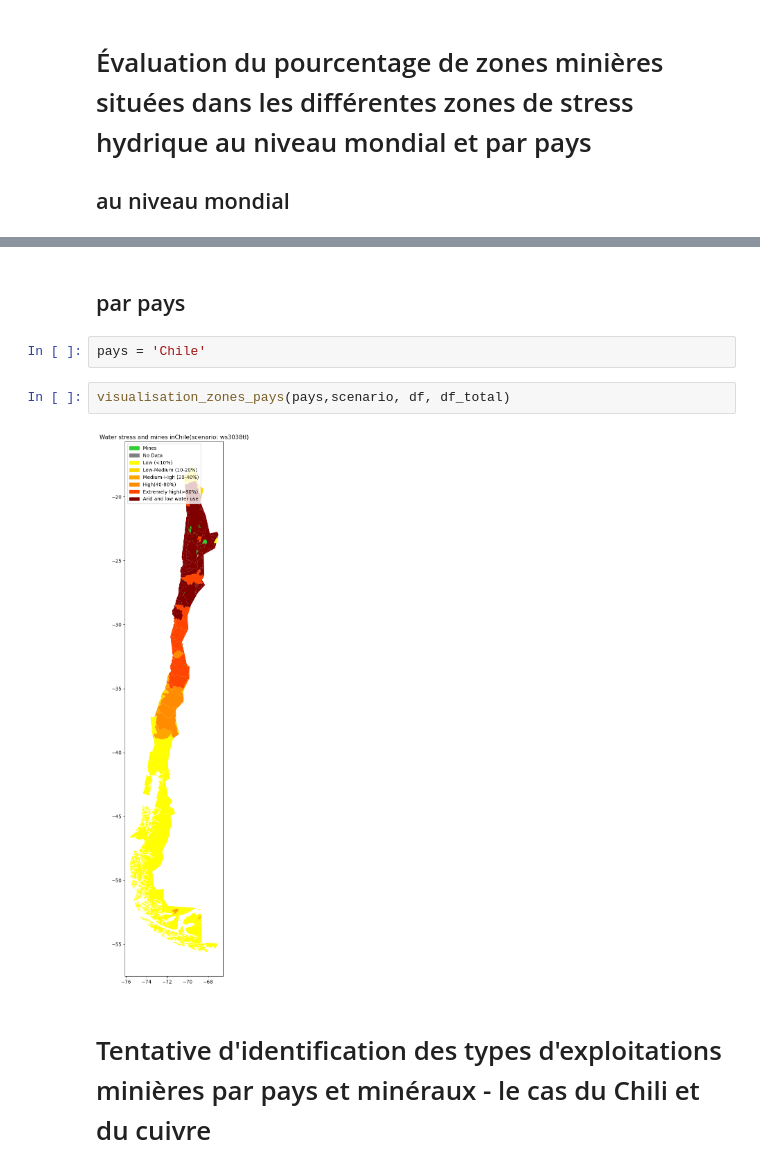
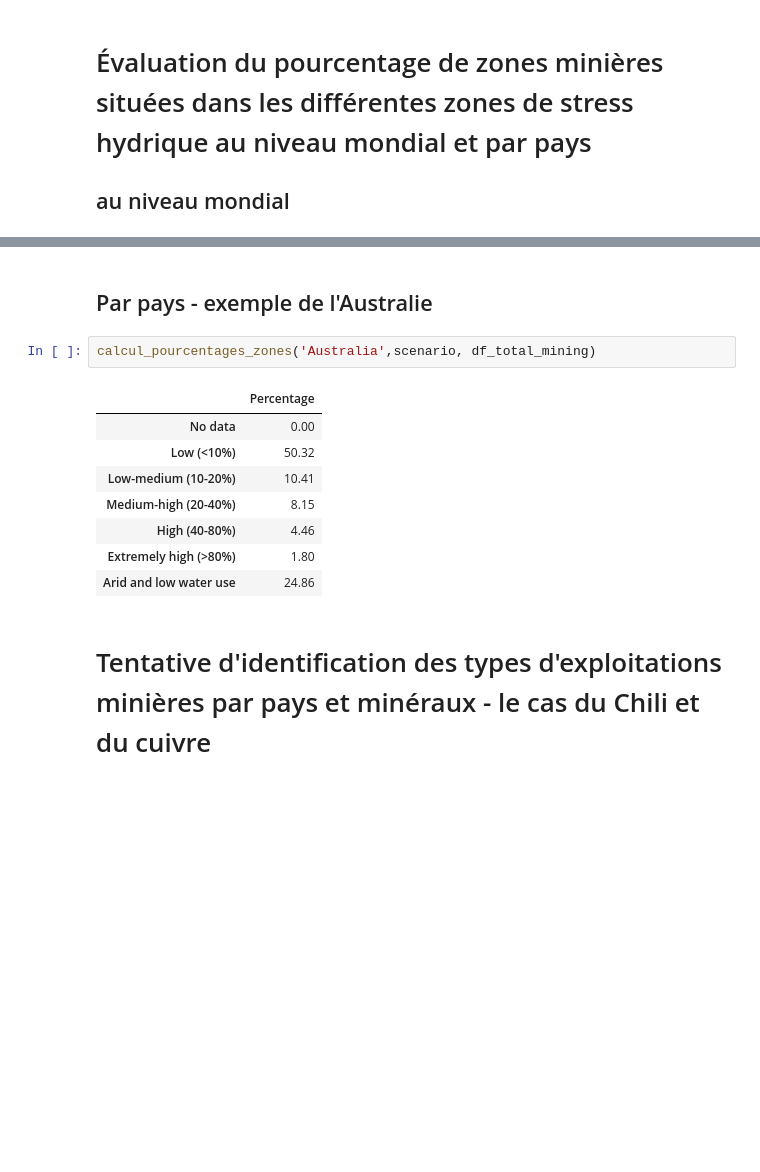
Before and after one commit to Suzie14/Mines, a Jupyter notebook: Main.ipynb, the cells around one changed output, grey strips where cells are left out. Drawn from its saved outputs; the diff is of its cells as text; blank space fills up the shorter version.

```diff
--- a/Main.ipynb
+++ b/Main.ipynb
@@ -78,13 +84,18 @@ calcul_pourcentages_zones('World', 'ws3038tl', df_total_mining)
 | Extremely high (>80%) | 18.32 |
 | Arid and low water use | 18.14 |
 # %% [markdown]
-## par pays
+## Par pays - exemple de l'Australie
-# %%
-pays = 'Chile'
-# %%
-visualisation_zones_pays(pays,scenario, df, df_total)
-# %% [output]
-[figure, removed]
+# %%
+calcul_pourcentages_zones('Australia',scenario, df_total_mining)
+# %% [output]
+|  | Percentage |
+| No data | 0.00 |
+| Low (<10%) | 50.32 |
+| Low-medium (10-20%) | 10.41 |
+| Medium-high (20-40%) | 8.15 |
+| High (40-80%) | 4.46 |
+| Extremely high (>80%) | 1.80 |
+| Arid and low water use | 24.86 |
 # %% [markdown]
 # Tentative d'identification des types d'exploitations minières par pays et minéraux - le cas du Chili et du cuivre
 # %% [markdown]
```
Also changed, not shown: parts of 25 cells of this notebook.
